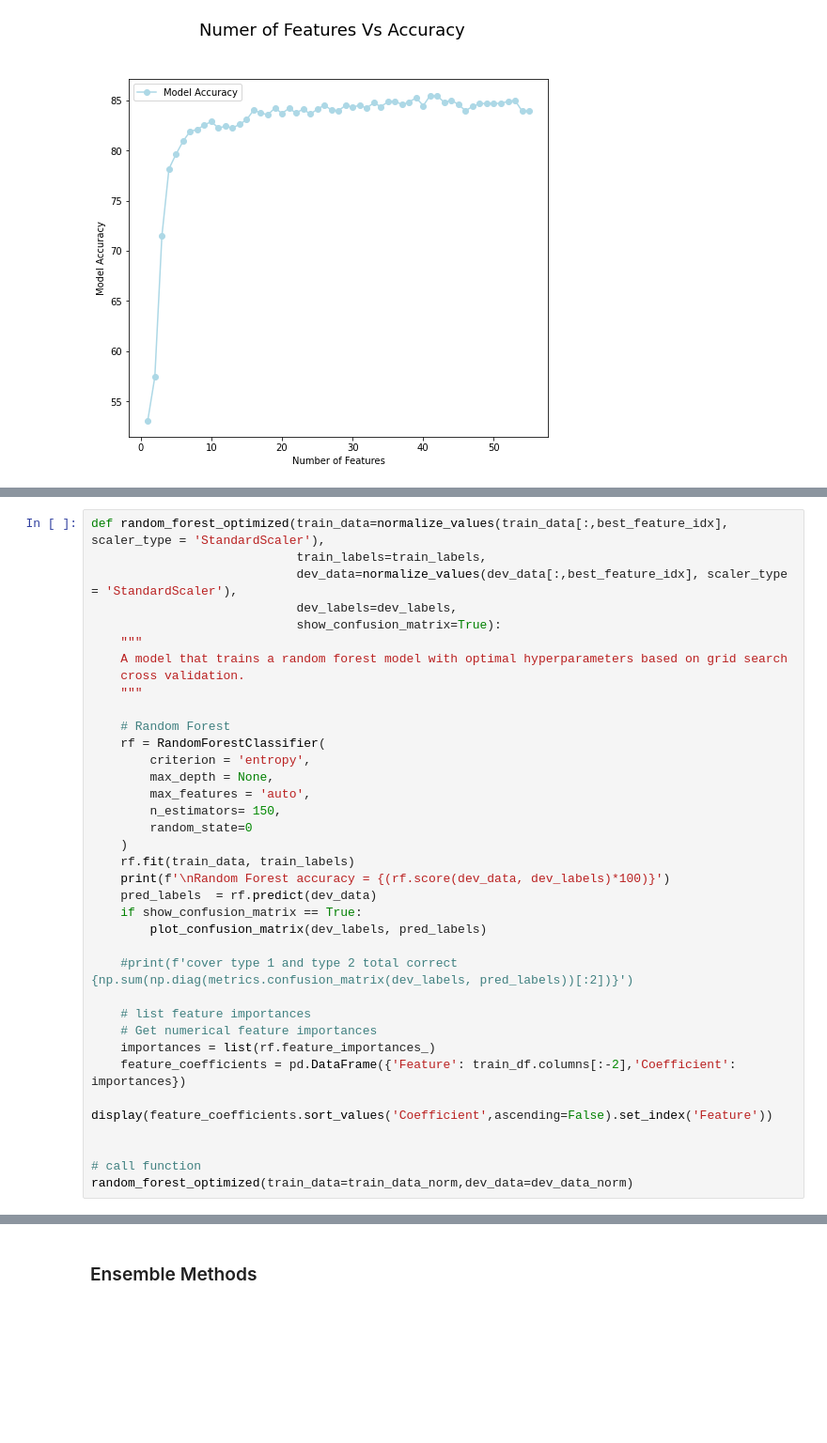
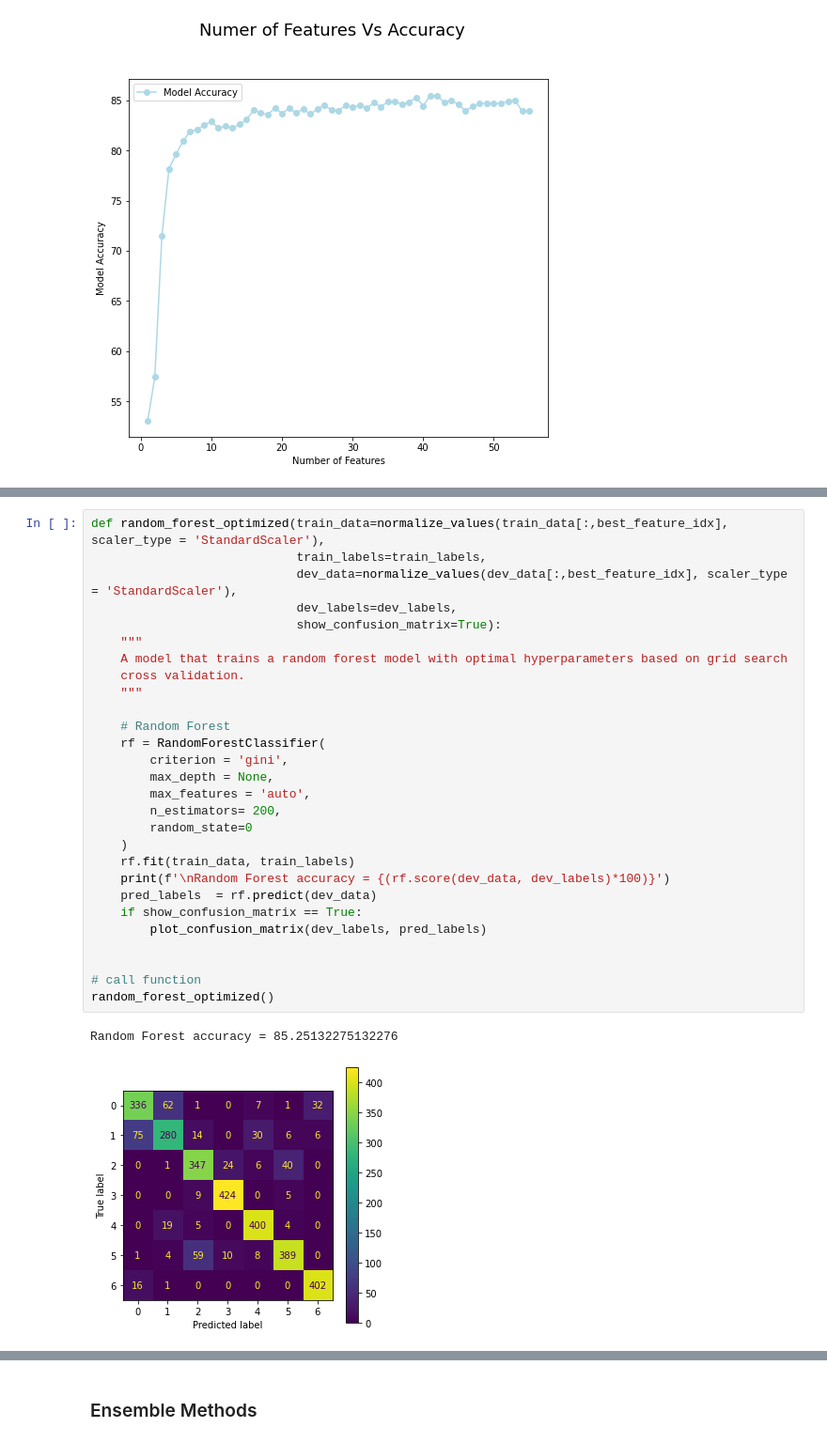
Before and after one commit to sams-data/mids-w207_9_sp22_forest_cover_classification, a Jupyter notebook: Submissions/bridwell_carmeli_hand_stephens_final_project.ipynb, the cells around one changed output, grey strips where cells are left out. Shown at 94% size. Cells and saved outputs as stored; diff of their text form; blank space fills up the shorter version.

```diff
--- a/Submissions/bridwell_carmeli_hand_stephens_final_project.ipynb
+++ b/Submissions/bridwell_carmeli_hand_stephens_final_project.ipynb
@@ -1153,38 +1157,33 @@ NameError: name 'plot_confusion_matrix' is not defined
 # %%
 def random_forest_optimized(train_data=normalize_values(train_data[:,best_feature_idx], scaler_type = 'StandardScaler'),
                             train_labels=train_labels,
                             dev_data=normalize_values(dev_data[:,best_feature_idx], scaler_type = 'StandardScaler'),
                             dev_labels=dev_labels,
                             show_confusion_matrix=True):
     """
     A model that trains a random forest model with optimal hyperparameters based on grid search
     cross validation.
     """
 
     # Random Forest
     rf = RandomForestClassifier(
-        criterion = 'entropy',
+        criterion = 'gini',
         max_depth = None,
         max_features = 'auto',
-        n_estimators= 150,
+        n_estimators= 200,
         random_state=0
     )
     rf.fit(train_data, train_labels)
     print(f'\nRandom Forest accuracy = {(rf.score(dev_data, dev_labels)*100)}')
     pred_labels  = rf.predict(dev_data)
     if show_confusion_matrix == True:
         plot_confusion_matrix(dev_labels, pred_labels)
 
-    #print(f'cover type 1 and type 2 total correct {np.sum(np.diag(metrics.confusion_matrix(dev_labels, pred_labels))[:2])}')
-
-    # list feature importances
-    # Get numerical feature importances
-    importances = list(rf.feature_importances_)
-    feature_coefficients = pd.DataFrame({'Feature': train_df.columns[:-2],'Coefficient': importances})
-    display(feature_coefficients.sort_values('Coefficient',ascending=False).set_index('Feature'))
-
 
 # call function
-random_forest_optimized(train_data=train_data_norm,dev_data=dev_data_norm)
+random_forest_optimized()
+# %% [output]
+Random Forest accuracy = 85.25132275132276
+[figure, added]
 # %% [markdown]
 When comparing both the baseline models as well as the models after some pre-processing the Random Forest model has consistently performed the best. In this section, we ran a cross validation grid search to find the optimal hyperparamters to maximize performance during the generalize step.
```
Also changed, not shown: parts of 16 cells of this notebook.
